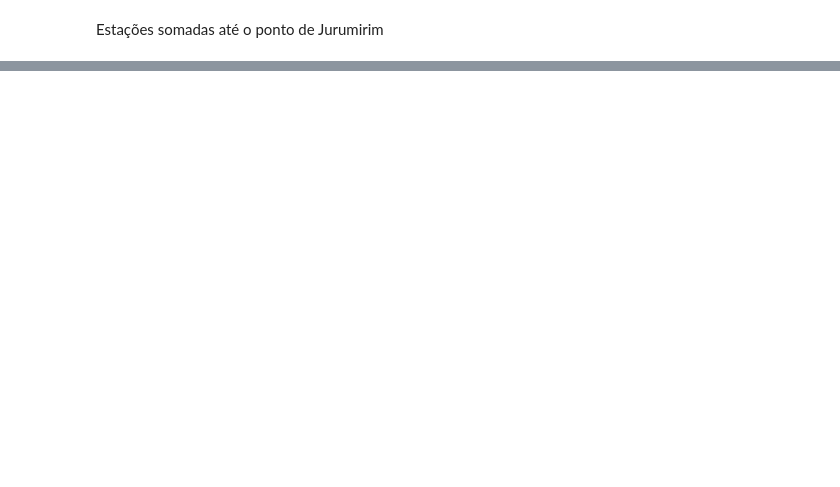
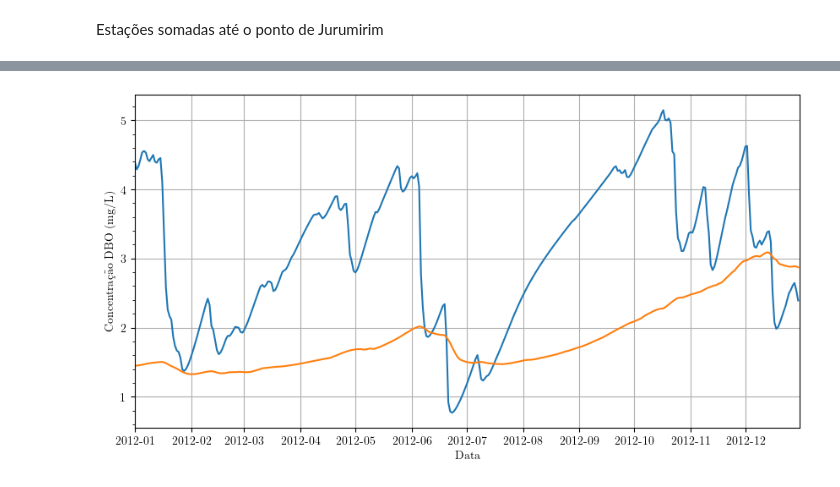
Before and after one commit to dariohhossoda/MOGESTpy, a Jupyter notebook: Applications/quality.ipynb, the cells around one changed output, grey strips where cells are left out. Cells and saved outputs as stored; diff of their text form; code cells hidden in the pictures; blank space fills up the shorter version.

```diff
--- a/Applications/quality.ipynb
+++ b/Applications/quality.ipynb
@@ -325,5 +328,5 @@ from mogestpy.quantity.Hydrological import MassBalance
 # %%
 df_res = pd.read_excel('0d.xlsx', index_col=0)
 # %%
-df_res['Qinsim'] = (df_Q['Principal'].values + df_Q[86496].values + df_Q[86494].values + df_Q[86493].values + df_Q[86492].values)[365:]
+df_res['Qinsim'] = (df_Q['Principal'].values + df_Q[86496].values + df_Q[86494].values + df_Q[86493].values + df_Q[86492].values)
 # %%
@@ -379,0 +417,23 @@ fig.show()
+# %%
+import matplotlib.pyplot as plt
+import matplotlib.ticker as ticker
+
+fig, ax = plt.subplots(figsize=(20/2.54, 10/2.54), gridspec_kw={'left': 0, 'right': 1, 'bottom': 0, 'top': 1})
+
+y = res_Jurumirim[180:]
+y2 = total_reservatorio_decaido.values
+
+ax.plot(x, y2[365:-1])
+ax.plot(x, y[:-1])
+ax.set_xlabel('Data')
+ax.set_ylabel('Concentração DBO (mg/L)')
+ax.set_xlim(pd.Timestamp('2012-01-01'), pd.Timestamp('2012-12-31'))
+# ax.set_title('Plot of y and y2')
+ax.grid(True)
+
+# Add minor ticks for y-axis
+ax.yaxis.set_minor_locator(ticker.AutoMinorLocator())
+
+plt.show()
+# %% [output]
+[figure, added]
```
Also changed, not shown: parts of 22 cells of this notebook, 2 other files.
